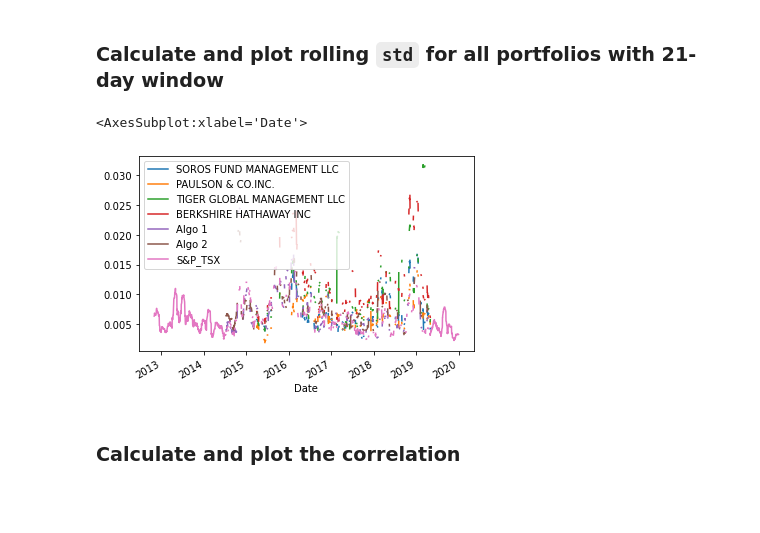
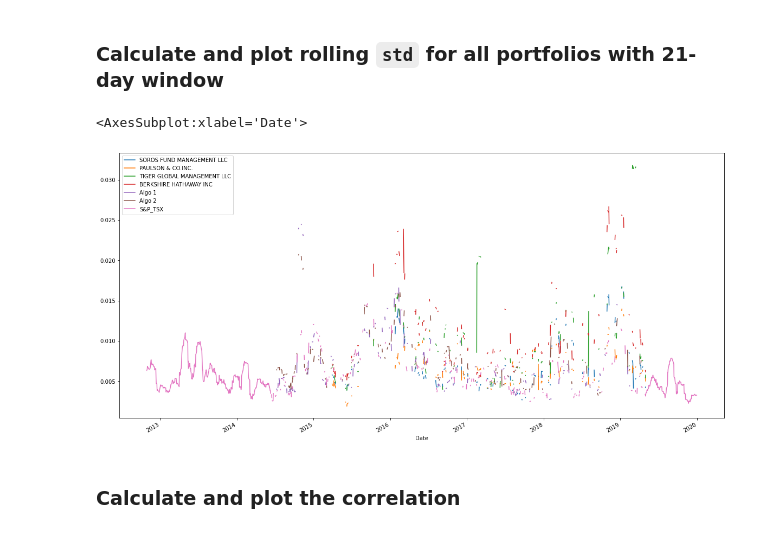
Before and after one commit to Has-Raza/UofT-Fintech, a Jupyter notebook: Unit-3-Assignment-A-Whale-off-the-Portfolio/whale_analysis.ipynb, the cells around one changed output. Cells and saved outputs as stored; diff of their text form; code cells hidden in the pictures; blank space fills up the shorter version.

```diff
--- a/Unit-3-Assignment-A-Whale-off-the-Portfolio/whale_analysis.ipynb
+++ b/Unit-3-Assignment-A-Whale-off-the-Portfolio/whale_analysis.ipynb
@@ -313,11 +301,11 @@ Risk changes over time. Analyze the rolling statistics for Risk and Beta.
 # %%
 # Calculate the rolling standard deviation for all portfolios using a 21-day window
 rolling_21_day = combined_returns.rolling(window=21).std()
 # Plot the rolling standard deviation
-rolling_21_day.plot()
+rolling_21_day.plot(figsize=(20,10))
 # %% [output]
 <AxesSubplot:xlabel='Date'>
-[figure, old version]
+[figure, new version]
 # %% [markdown]
 ### Calculate and plot the correlation
 # %%
```
Also changed, not shown: parts of 4 cells of this notebook.
